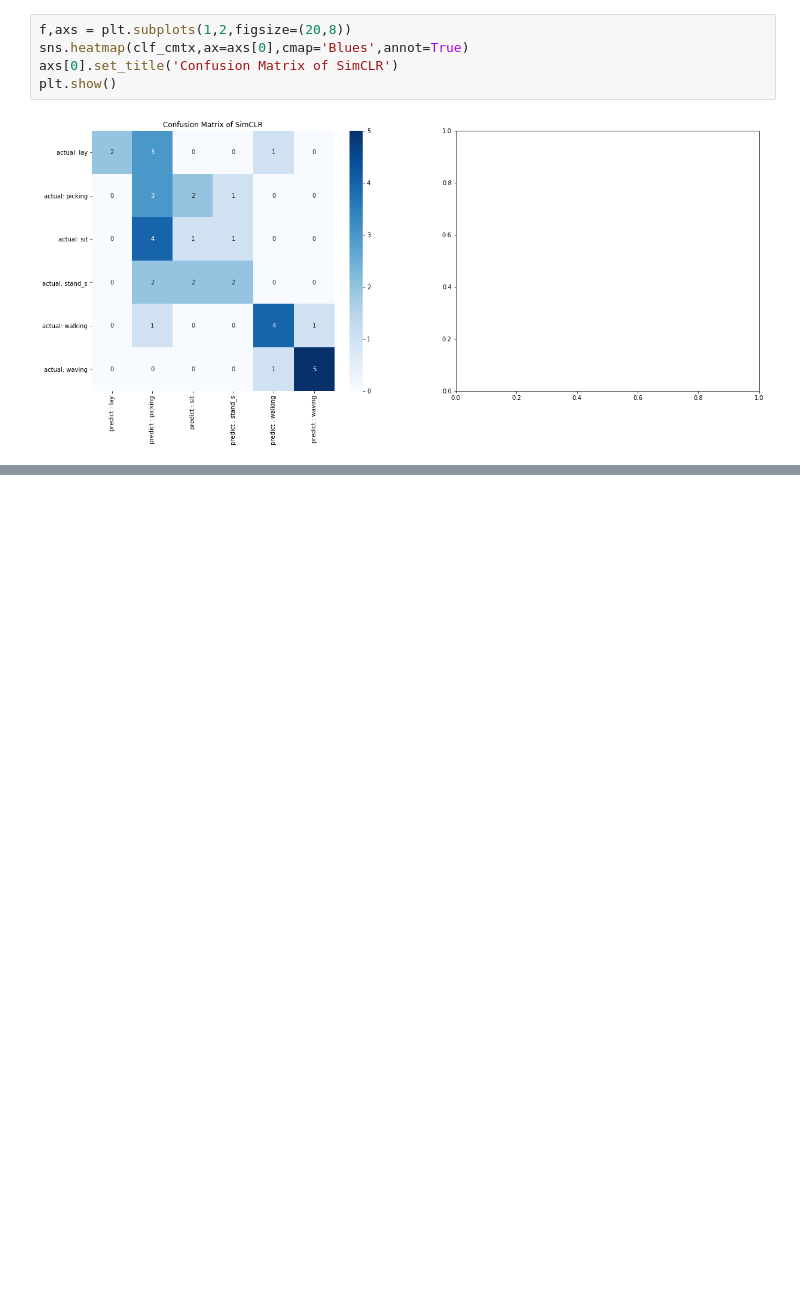
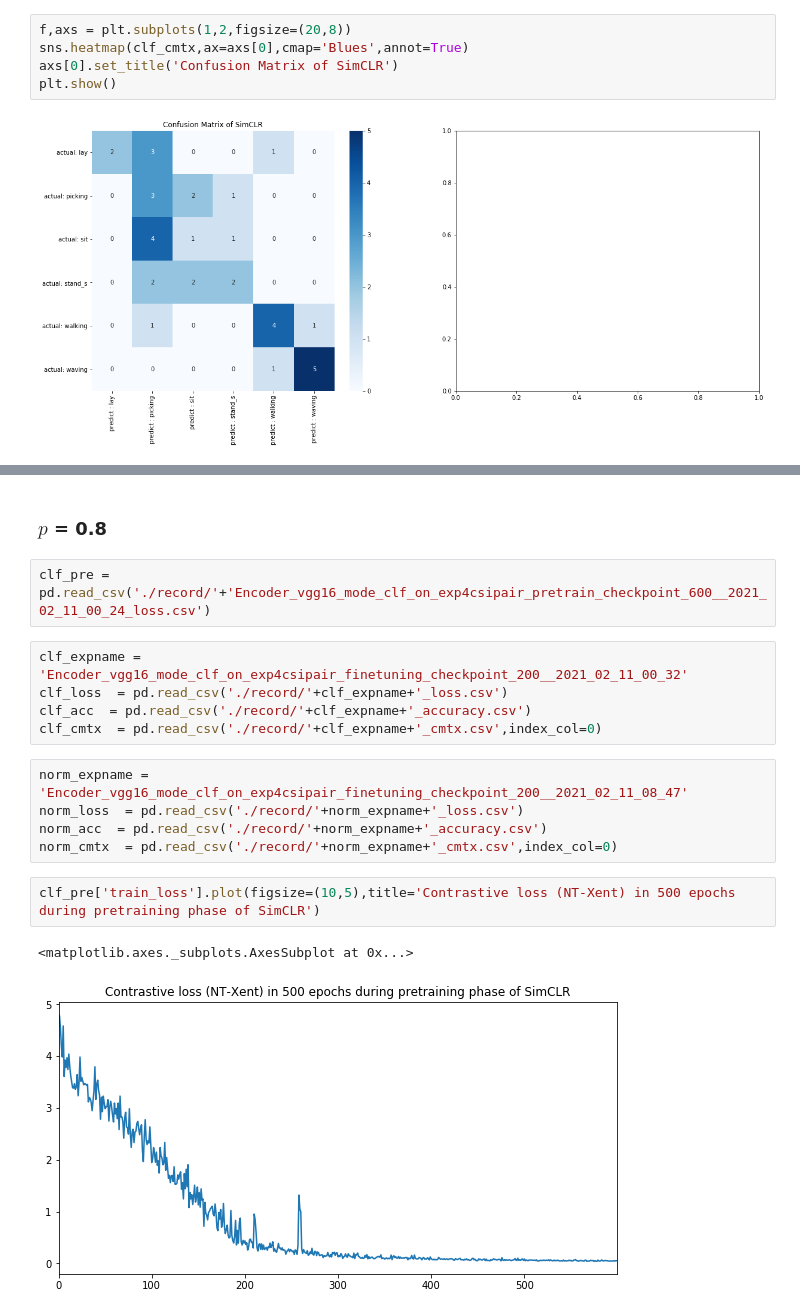
Before and after one commit to hslau44/irs_toolbox, a Jupyter notebook: Visualization.ipynb, the cells around one changed output, grey strips where cells are left out. Cells and saved outputs as stored; diff of their text form; blank space fills up the shorter version.

Commit message:
visualization for latest experiment

```diff
--- a/Visualization.ipynb
+++ b/Visualization.ipynb
@@ -96,0 +112,19 @@ plt.show()
+# %% [markdown]
+### $p$ = 0.8
+# %%
+clf_pre = pd.read_csv('./record/'+'Encoder_vgg16_mode_clf_on_exp4csipair_pretrain_checkpoint_600__2021_02_11_00_24_loss.csv')
+# %%
+clf_expname = 'Encoder_vgg16_mode_clf_on_exp4csipair_finetuning_checkpoint_200__2021_02_11_00_32'
+clf_loss  = pd.read_csv('./record/'+clf_expname+'_loss.csv')
+clf_acc  = pd.read_csv('./record/'+clf_expname+'_accuracy.csv')
+clf_cmtx  = pd.read_csv('./record/'+clf_expname+'_cmtx.csv',index_col=0)
+# %%
+norm_expname = 'Encoder_vgg16_mode_clf_on_exp4csipair_finetuning_checkpoint_200__2021_02_11_08_47'
+norm_loss  = pd.read_csv('./record/'+norm_expname+'_loss.csv')
+norm_acc  = pd.read_csv('./record/'+norm_expname+'_accuracy.csv')
+norm_cmtx  = pd.read_csv('./record/'+norm_expname+'_cmtx.csv',index_col=0)
+# %%
+clf_pre['train_loss'].plot(figsize=(10,5),title='Contrastive loss (NT-Xent) in 500 epochs during pretraining phase of SimCLR')
+# %% [output]
+<matplotlib.axes._subplots.AxesSubplot at 0x...>
+[figure, added]
```
Also changed, not shown: parts of 15 cells of this notebook.
